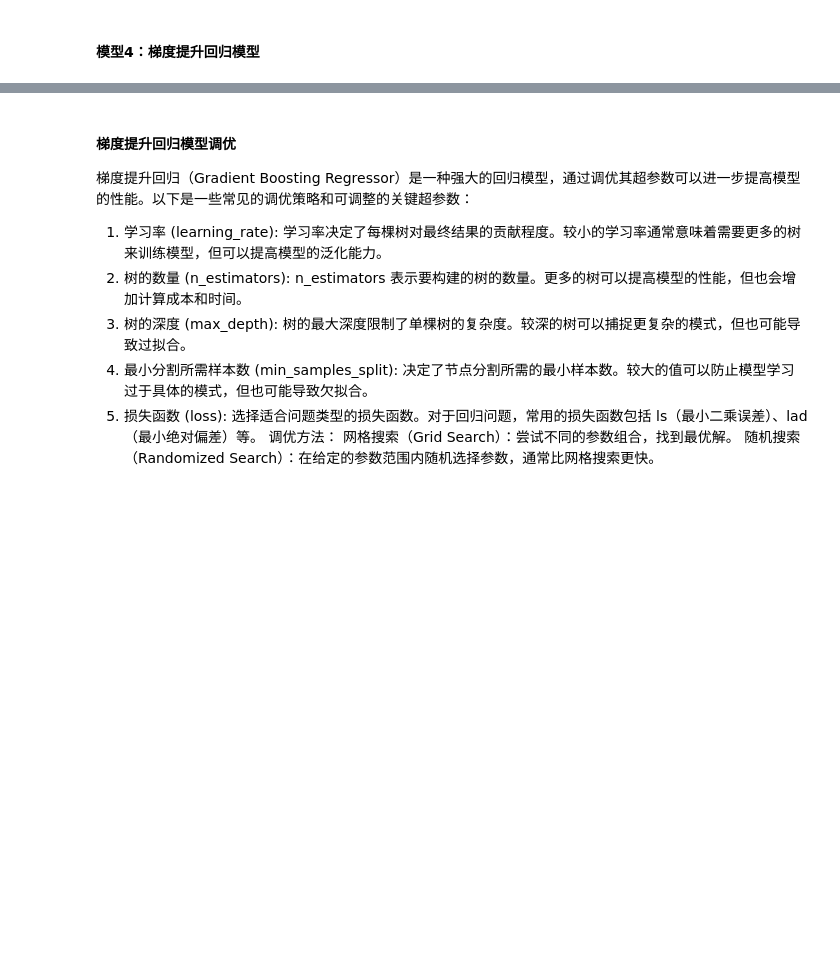
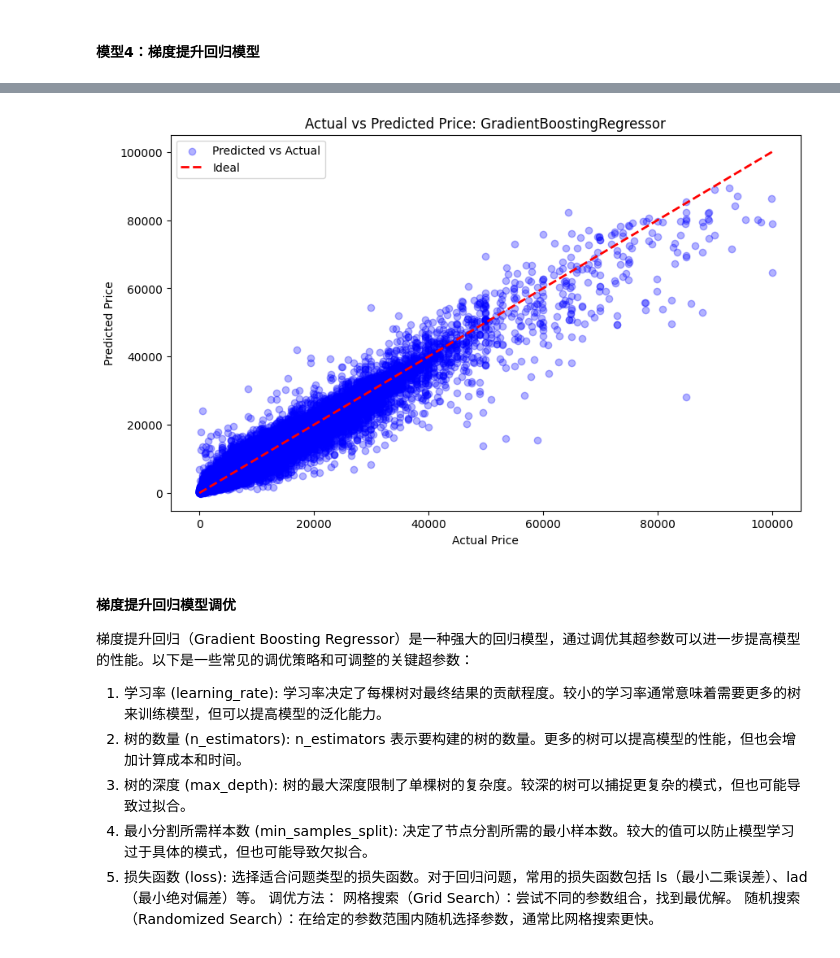
Before and after one commit to hongxuelei/sufe, a Jupyter notebook: 大数据商业实战/机器学习之二手车价格预测/UsedCarPriceForecast.ipynb, the cells around one changed output, grey strips where cells are left out. Cells and saved outputs as stored; diff of their text form; code cells hidden in the pictures; blank space fills up the shorter version.

```diff
--- a/大数据商业实战/机器学习之二手车价格预测/UsedCarPriceForecast.ipynb
+++ b/大数据商业实战/机器学习之二手车价格预测/UsedCarPriceForecast.ipynb
@@ -650,3 +650,19 @@ Wall time: 53.8 s
+# %%
+
+# y_test = ... (测试集的实际价格)
+# gb_y_pred = ... (决策树模型的预测价格)
+
+# 创建散点图来比较预测值和实际值
+plt.figure(figsize=(10, 6))
+plt.scatter(y_test, gb_y_pred, alpha=0.3, color='blue', label='Predicted vs Actual')
+plt.plot([y_test.min(), y_test.max()], [y_test.min(), y_test.max()], 'k--', lw=2, color='red', label='Ideal')
+plt.xlabel('Actual Price')
+plt.ylabel('Predicted Price')
+plt.title('Actual vs Predicted Price: GradientBoostingRegressor')
+plt.legend()
+plt.show()
+# %% [output]
+[figure, added]
 # %% [markdown]
 #### 梯度提升回归模型调优
 
```
Also changed, not shown: parts of 1 cell of this notebook.
